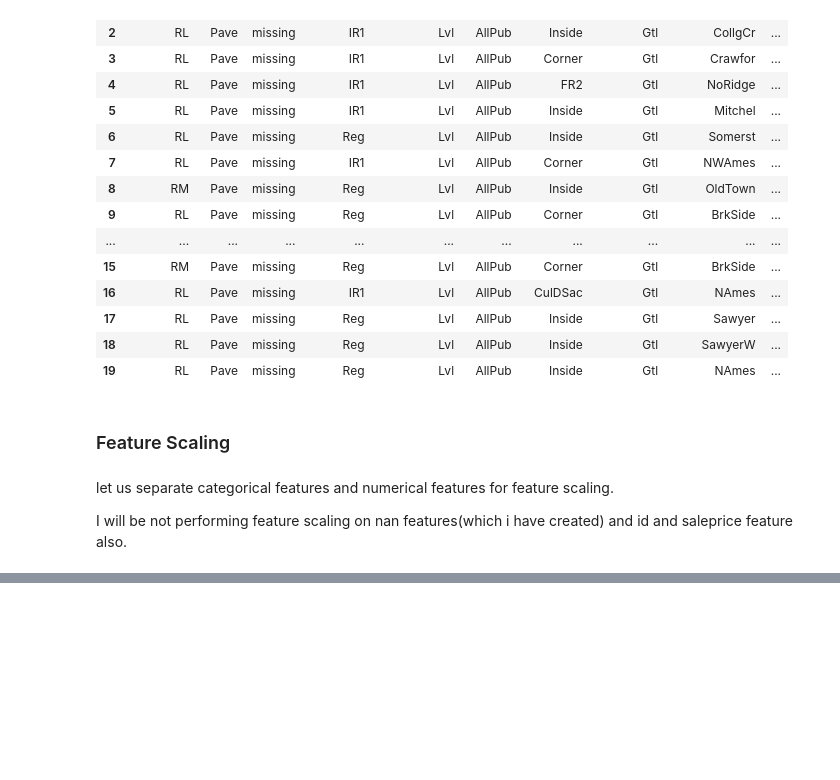
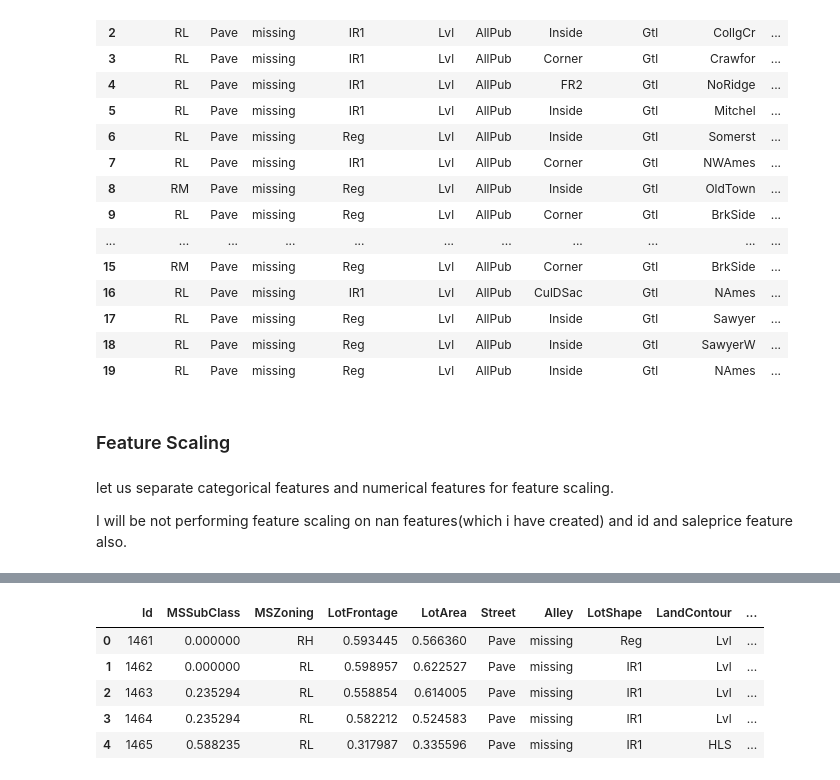
Before and after one commit to ShahulHam33d/House_price_prediction, a Jupyter notebook: FE-House_price_prediction.ipynb, the cells around one changed output, grey strips where cells are left out. Cells and saved outputs as stored; diff of their text form; code cells hidden in the pictures; blank space fills up the shorter version.

```diff
--- a/FE-House_price_prediction.ipynb
+++ b/FE-House_price_prediction.ipynb
@@ -381,11 +361,28 @@ ValueError: The truth value of a Series is ambiguous. Use a.empty, a.bool(), a.i
+# %%
+# feature scaling on Categorical features
+#train data
+tr_cat_miss = [feature for feature in tr_cat if "missing" in df_train[feature].unique()]
+tr_cat_rar = [feature for feature in tr_cat if "rare_var" in df_train[feature].unique()]
+for feature in tr_cat_miss:
+    df_train[feature+"_miss"] = np.where(df_train[feature]=="missing",1,0)
+for feature in tr_cat_rar:
+    df_train[feature+"_rar"] = np.where(df_train[feature]=="rare_var",1,0)
+
+#test data
+tt_cat_miss = [feature for feature in tt_cat if "missing" in df_test[feature].unique()]
+tt_cat_rar = [feature for feature in tt_cat if "rare_var" in df_test[feature].unique()]
+for feature in tt_cat_miss:
+    df_test[feature+"_miss"] = np.where(df_test[feature]=="missing",1,0)
+for feature in tt_cat_rar:
+    df_test[feature+"_rar"] = np.where(df_test[feature]=="rare_var",1,0)
 # %%
-# feature scaling on Categorical features
+
 from sklearn.preprocessing import OneHotEncoder
-data = df_train.copy()
+data_train = df_train.copy()
 ohe = OneHotEncoder(sparse = False, handle_unknown="ignore")
 temp2 = []
 for feature in tr_cat:
-    temp1 = [x for x in data[feature].value_counts().index]
+    temp1 = [x for x in data_train[feature].value_counts().index]
     temp2 = temp2+temp1
 
-cat_scale = ohe.fit_transform(data[tr_cat])
+cat_scale1 = ohe.fit_transform(data_train[tr_cat])
@@ -394,2 +409,20 @@ cat_scale = ohe.fit_transform(data[tr_cat])
+# %%
+data_test = df_test.copy()
+temp4 = []
+for feature in tt_cat:
+    temp3 = [x for x in data_test[feature].value_counts().index]
+    temp4 = temp4+temp3
+
+cat_scale2 = ohe.fit_transform(data_test[tt_cat])
 # %%
-data = pd.concat([df_train,pd.DataFrame(cat_scale,columns=temp2)],axis=1)
+data_train = pd.concat([df_train,pd.DataFrame(cat_scale1,columns=temp2)],axis=1)
+data_test = pd.concat([df_test,pd.DataFrame(cat_scale2,columns=temp4)],axis=1)
+# %%
+data_test.head()
+# %% [output]
+|  | Id | MSSubClass | MSZoning | LotFrontage | LotArea | Street | Alley | LotShape | LandContour | ... |
+| 0 | 1461 | 0.000000 | RH | 0.593445 | 0.566360 | Pave | missing | Reg | Lvl | ... |
+| 1 | 1462 | 0.000000 | RL | 0.598957 | 0.622527 | Pave | missing | IR1 | Lvl | ... |
+| 2 | 1463 | 0.235294 | RL | 0.558854 | 0.614005 | Pave | missing | IR1 | Lvl | ... |
+| 3 | 1464 | 0.235294 | RL | 0.582212 | 0.524583 | Pave | missing | IR1 | Lvl | ... |
+| 4 | 1465 | 0.588235 | RL | 0.317987 | 0.335596 | Pave | missing | IR1 | HLS | ... |
```
Also changed, not shown: parts of 16 cells of this notebook.
